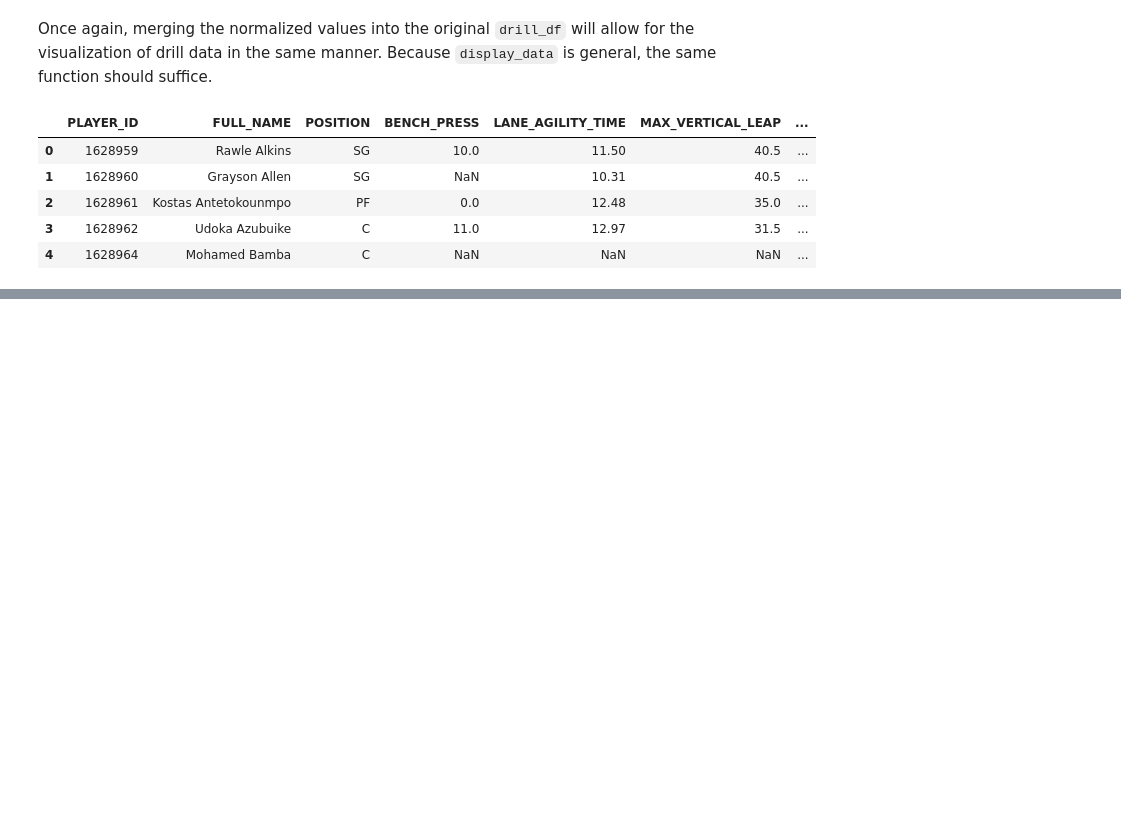
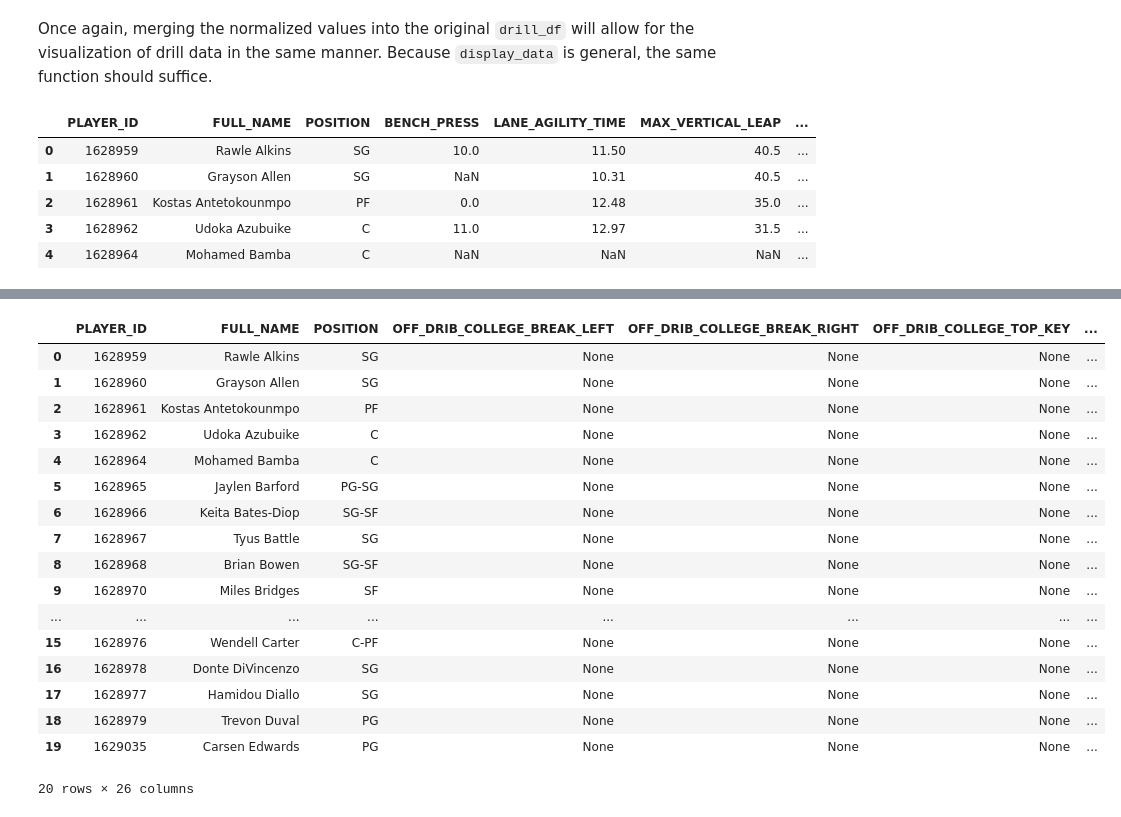
Before and after one commit to basketballrelativity/draft_combine, a Jupyter notebook: draft_combine.ipynb, the cells around one changed output, grey strips where cells are left out. Drawn from its saved outputs; the diff is of its cells as text; code cells hidden in the pictures; blank space fills up the shorter version.

```diff
--- a/draft_combine.ipynb
+++ b/draft_combine.ipynb
@@ -339,0 +345,31 @@ The figure above shoes the distribution of `STANDING_VERTICAL_LEAP` for the enti
+# %%
+shots_df = draft_df[['PLAYER_ID', 'FULL_NAME', 'POSITION', 'OFF_DRIB_COLLEGE_BREAK_LEFT',
+                     'OFF_DRIB_COLLEGE_BREAK_RIGHT', 'OFF_DRIB_COLLEGE_TOP_KEY', 'OFF_DRIB_FIFTEEN_BREAK_LEFT',
+                     'OFF_DRIB_FIFTEEN_BREAK_RIGHT', 'OFF_DRIB_FIFTEEN_TOP_KEY', 'ON_MOVE_COLLEGE',
+                     'ON_MOVE_FIFTEEN', 'SPOT_COLLEGE_BREAK_LEFT', 'SPOT_COLLEGE_BREAK_RIGHT',
+                     'SPOT_COLLEGE_CORNER_LEFT', 'SPOT_COLLEGE_CORNER_RIGHT', 'SPOT_COLLEGE_TOP_KEY',
+                     'SPOT_FIFTEEN_BREAK_LEFT', 'SPOT_FIFTEEN_BREAK_RIGHT', 'SPOT_FIFTEEN_CORNER_LEFT',
+                     'SPOT_FIFTEEN_CORNER_RIGHT', 'SPOT_FIFTEEN_TOP_KEY', 'SPOT_NBA_BREAK_LEFT',
+                     'SPOT_NBA_BREAK_RIGHT', 'SPOT_NBA_CORNER_LEFT', 'SPOT_NBA_CORNER_RIGHT',
+                     'SPOT_NBA_TOP_KEY']]
+
+shots_df.head(20)
+# %% [output]
+|  | PLAYER_ID | FULL_NAME | POSITION | OFF_DRIB_COLLEGE_BREAK_LEFT | OFF_DRIB_COLLEGE_BREAK_RIGHT | OFF_DRIB_COLLEGE_TOP_KEY | ... |
+| 0 | 1628959 | Rawle Alkins | SG | None | None | None | ... |
+| 1 | 1628960 | Grayson Allen | SG | None | None | None | ... |
+| 2 | 1628961 | Kostas Antetokounmpo | PF | None | None | None | ... |
+| 3 | 1628962 | Udoka Azubuike | C | None | None | None | ... |
+| 4 | 1628964 | Mohamed Bamba | C | None | None | None | ... |
+| 5 | 1628965 | Jaylen Barford | PG-SG | None | None | None | ... |
+| 6 | 1628966 | Keita Bates-Diop | SG-SF | None | None | None | ... |
+| 7 | 1628967 | Tyus Battle | SG | None | None | None | ... |
+| 8 | 1628968 | Brian Bowen | SG-SF | None | None | None | ... |
+| 9 | 1628970 | Miles Bridges | SF | None | None | None | ... |
+| ... | ... | ... | ... | ... | ... | ... | ... |
+| 15 | 1628976 | Wendell Carter | C-PF | None | None | None | ... |
+| 16 | 1628978 | Donte DiVincenzo | SG | None | None | None | ... |
+| 17 | 1628977 | Hamidou Diallo | SG | None | None | None | ... |
+| 18 | 1628979 | Trevon Duval | PG | None | None | None | ... |
+| 19 | 1629035 | Carsen Edwards | PG | None | None | None | ... |
+20 rows × 26 columns
```
Also changed, not shown: parts of 8 cells of this notebook.
